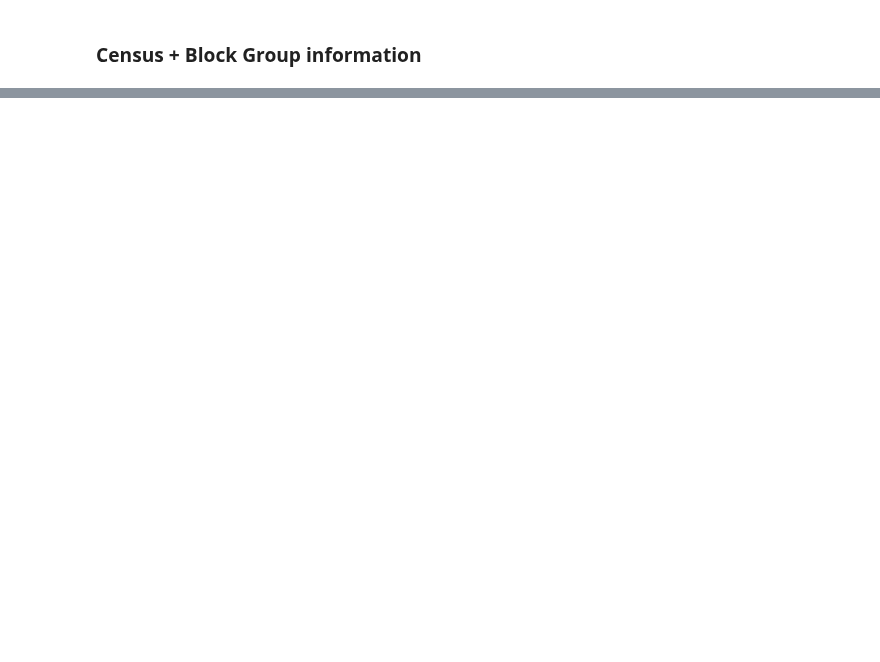
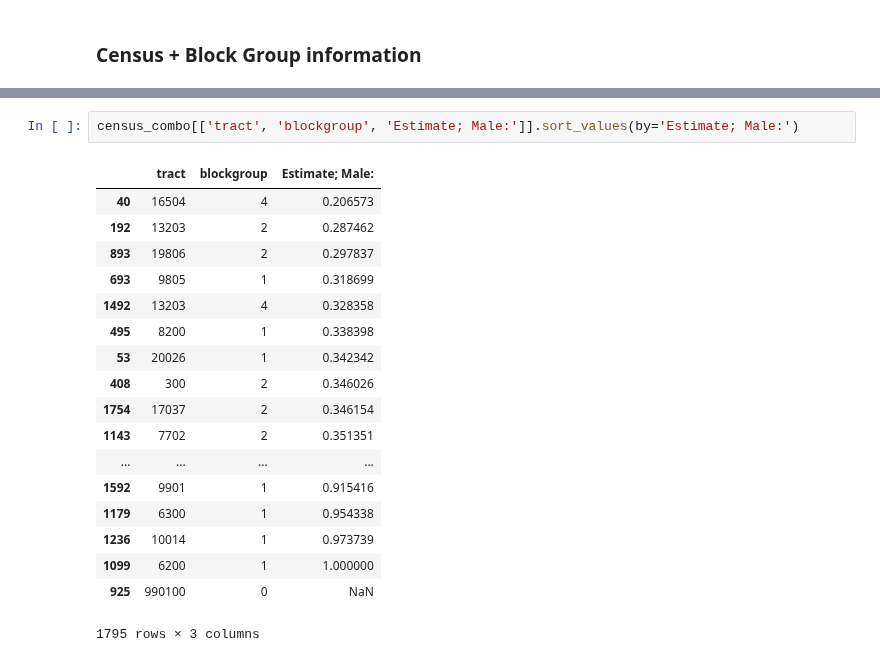
Before and after one commit to katiesch/insight2016, a Jupyter notebook: 311_blocks.ipynb, the cells around one changed output, grey strips where cells are left out. Drawn from its saved outputs; the diff is of its cells as text; blank space fills up the shorter version.

```diff
--- a/311_blocks.ipynb
+++ b/311_blocks.ipynb
@@ -739,0 +677,21 @@ plt.show()
+# %%
+census_combo[['tract', 'blockgroup', 'Estimate; Male:']].sort_values(by='Estimate; Male:')
+# %% [output]
+|  | tract | blockgroup | Estimate; Male: |
+| 40 | 16504 | 4 | 0.206573 |
+| 192 | 13203 | 2 | 0.287462 |
+| 893 | 19806 | 2 | 0.297837 |
+| 693 | 9805 | 1 | 0.318699 |
+| 1492 | 13203 | 4 | 0.328358 |
+| 495 | 8200 | 1 | 0.338398 |
+| 53 | 20026 | 1 | 0.342342 |
+| 408 | 300 | 2 | 0.346026 |
+| 1754 | 17037 | 2 | 0.346154 |
+| 1143 | 7702 | 2 | 0.351351 |
+| ... | ... | ... | ... |
+| 1592 | 9901 | 1 | 0.915416 |
+| 1179 | 6300 | 1 | 0.954338 |
+| 1236 | 10014 | 1 | 0.973739 |
+| 1099 | 6200 | 1 | 1.000000 |
+| 925 | 990100 | 0 | NaN |
+1795 rows × 3 columns
```
Also changed, not shown: parts of 11 cells of this notebook.
